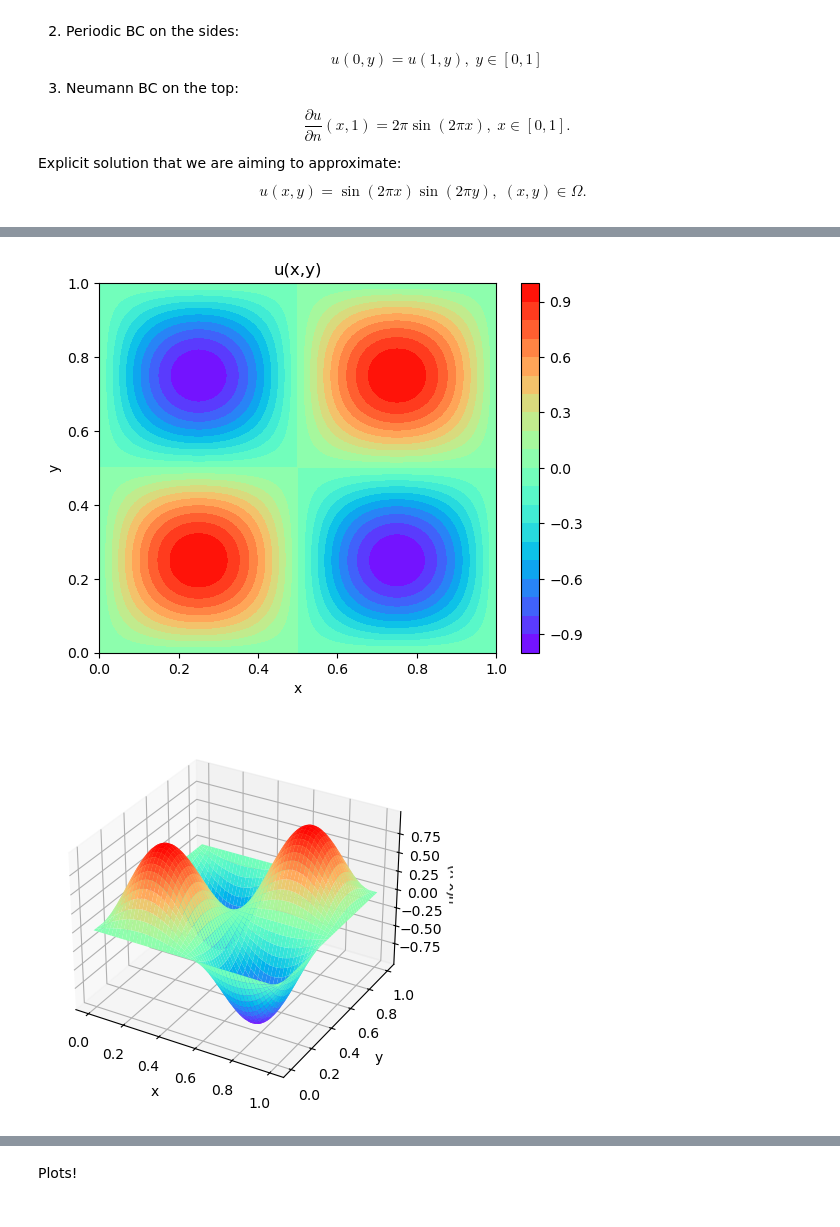
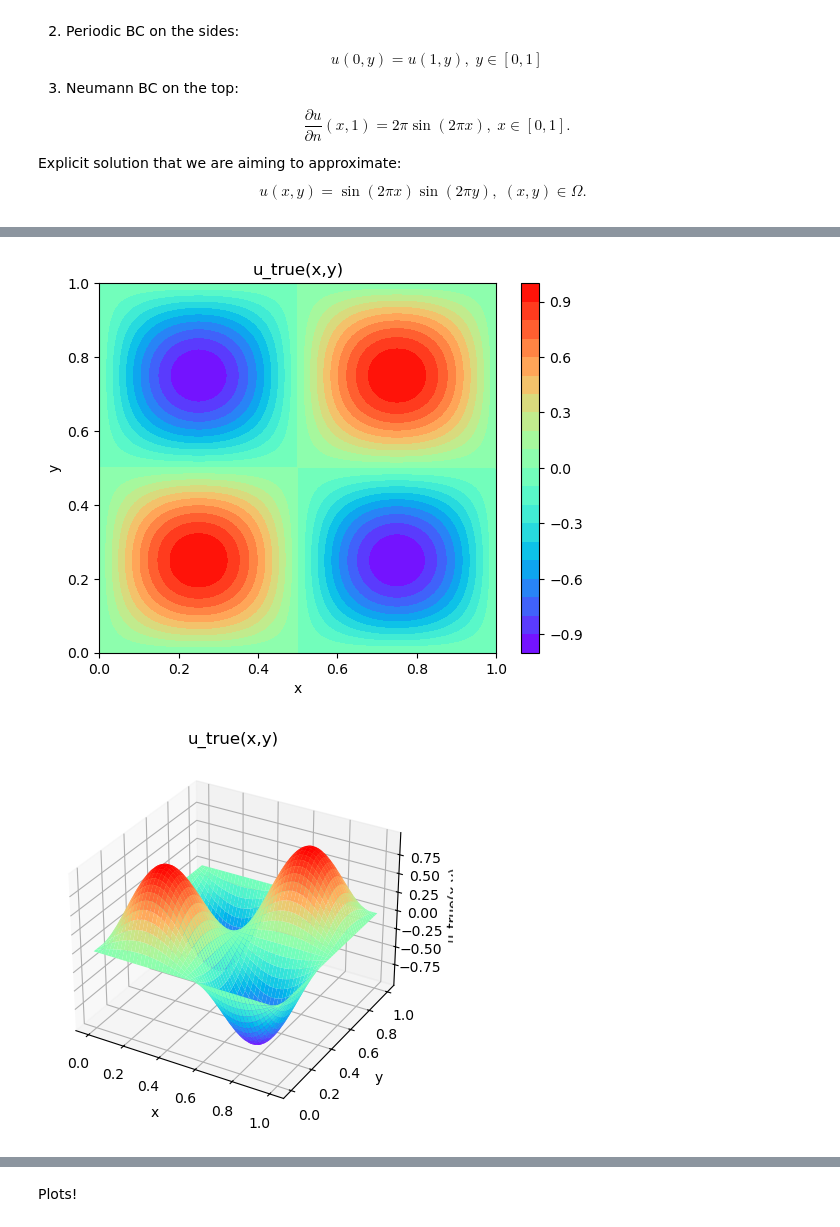
Before and after one commit to jkoganem/PINNs, a Jupyter notebook: code/2D_poisson.ipynb, the cells around one changed output, grey strips where cells are left out. Cells and saved outputs as stored; diff of their text form; code cells hidden in the pictures.

```diff
--- a/code/2D_poisson.ipynb
+++ b/code/2D_poisson.ipynb
@@ -138,32 +138,33 @@ plt.axis("square")
 # %%
 #Plotting explicit solution
 def u_sol(x, y):
     return torch.sin(2 * np.pi * x) * torch.sin(2 * np.pi * y)
 
 x = torch.linspace(x_min, x_max, total_points_x)
 y = torch.linspace(y_min, y_max, total_points_y)
 
 X, Y = torch.meshgrid(x, y)
 U_sol = u_sol(X, Y)
 
 fig,ax=plt.subplots(1,1)
 cp = ax.contourf(X, Y, U_sol ,20,cmap="rainbow")
 fig.colorbar(cp) # Add a colorbar to a plot
-ax.set_title('u(x,y)')
+ax.set_title('u_true(x,y)')
 ax.set_xlabel('x')
 ax.set_ylabel('y')
 plt.show()
 
 
 ax = plt.axes(projection='3d')
 ax.plot_surface(X.numpy(), Y.numpy(), U_sol.numpy(),cmap="rainbow")
+ax.set_title('u_true(x,y)')
 ax.set_xlabel('x')
 ax.set_ylabel('y')
-ax.set_zlabel('u(x,y)')
+ax.set_zlabel('u_true(x,y)')
 plt.show()
 # %% [output]
-[figure, old version]
+[figure, new version]
-[figure, old version]
+[figure, new version]
 # %%
 class PINN(nn.Module):
 
```
Also changed, not shown: parts of 6 cells of this notebook, 2 other files.
